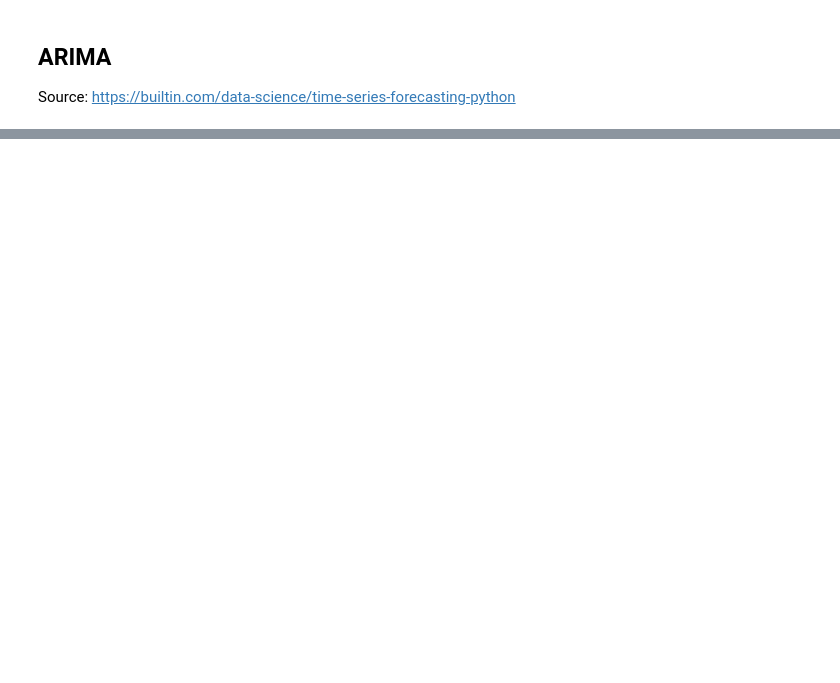
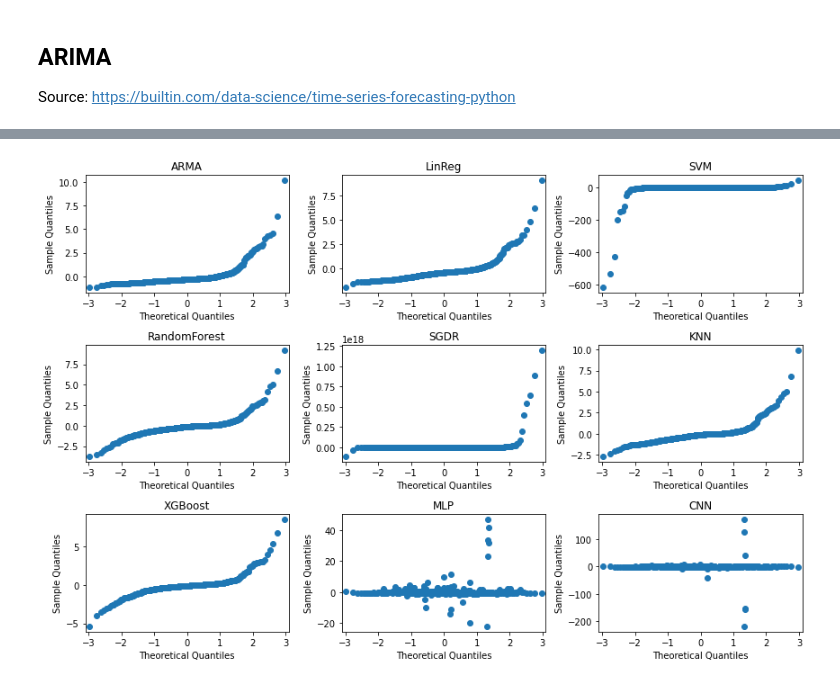
Before and after one commit to harrhall/non-fungible, a Jupyter notebook: modeling/harrison-ml.ipynb, the cells around one changed output, grey strips where cells are left out. Saved outputs shown, nothing was run; the diff lists cells and outputs as text; code cells hidden in the pictures; blank space fills up the shorter version.

```diff
--- a/modeling/harrison-ml.ipynb
+++ b/modeling/harrison-ml.ipynb
@@ -363,0 +642,43 @@ Why does this not print anything? sus
+# %%
+# QQPlots
+fig, axs = plt.subplots(nrows=3, ncols=3, figsize=(12, 8))
+arima_resids = np.array([y_test[i]-arima_preds[i] for i in range(len(arima_preds))])
+qqplot(arima_resids, ax=axs[0,0])
+axs[0,0].title.set_text('ARMA')
+
+lin_resids = np.array([y_test[i]-y_test_pred_lin[i] for i in range(len(y_test_pred_lin))])
+qqplot(lin_resids, ax=axs[0,1])
+axs[0,1].title.set_text('LinReg')
+
+svm_resids = np.array([y_test[i]-y_test_pred_svm[i] for i in range(len(y_test_pred_svm))])
+qqplot(y_test_pred_svm, ax=axs[0,2])
+axs[0,2].title.set_text('SVM')
+
+rf_resids = np.array([y_test[i]-y_test_pred_rf[i] for i in range(len(y_test_pred_rf))])
+qqplot(rf_resids, ax=axs[1,0])
+axs[1,0].title.set_text('RandomForest')
+
+sgdr_resids = np.array([y_test[i]-y_test_pred_sgdr[i] for i in range(len(y_test_pred_sgdr))])
+qqplot(sgdr_resids, ax=axs[1,1])
+axs[1,1].title.set_text('SGDR')
+
+knn_resids = np.array([y_test[i]-knn_y_pred[i] for i in range(len(knn_y_pred))])
+qqplot(knn_resids, ax=axs[1,2])
+axs[1,2].title.set_text('KNN')
+
+xgb_resids = np.array([y_test[i]-xgb_preds[i] for i in range(len(xgb_preds))])
+qqplot(xgb_resids, ax=axs[2,0])
+axs[2,0].title.set_text('XGBoost')
+
+mlp_resids = np.array([y_test[i]-mlp_valid_pred[i] for i in range(len(mlp_valid_pred))])
+qqplot(mlp_resids, ax=axs[2,1])
+axs[2,1].title.set_text('MLP')
+
+cnn_resids = np.array([y_test[i]-cnn_valid_pred[i] for i in range(len(cnn_valid_pred))])
+qqplot(cnn_resids, ax=axs[2,2])
+axs[2,2].title.set_text('CNN')
+
+fig.tight_layout()
+fig.savefig('qq-resids.png')
+# %% [output]
+[figure, added]
```
Also changed, not shown: parts of 122 cells of this notebook, 3 other files.
